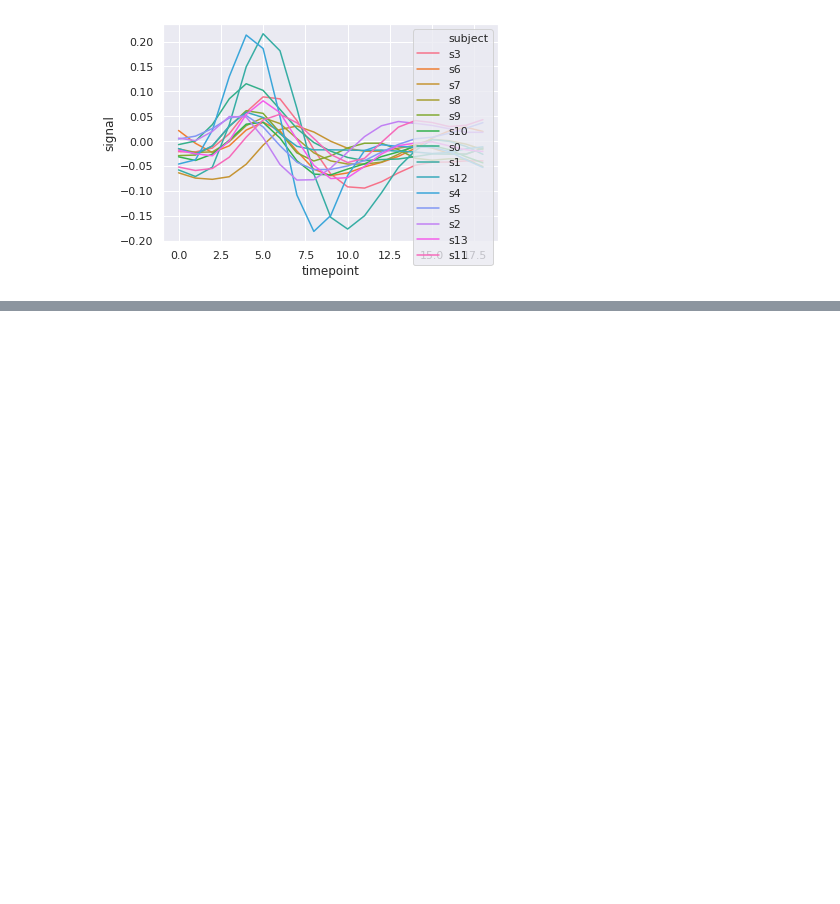
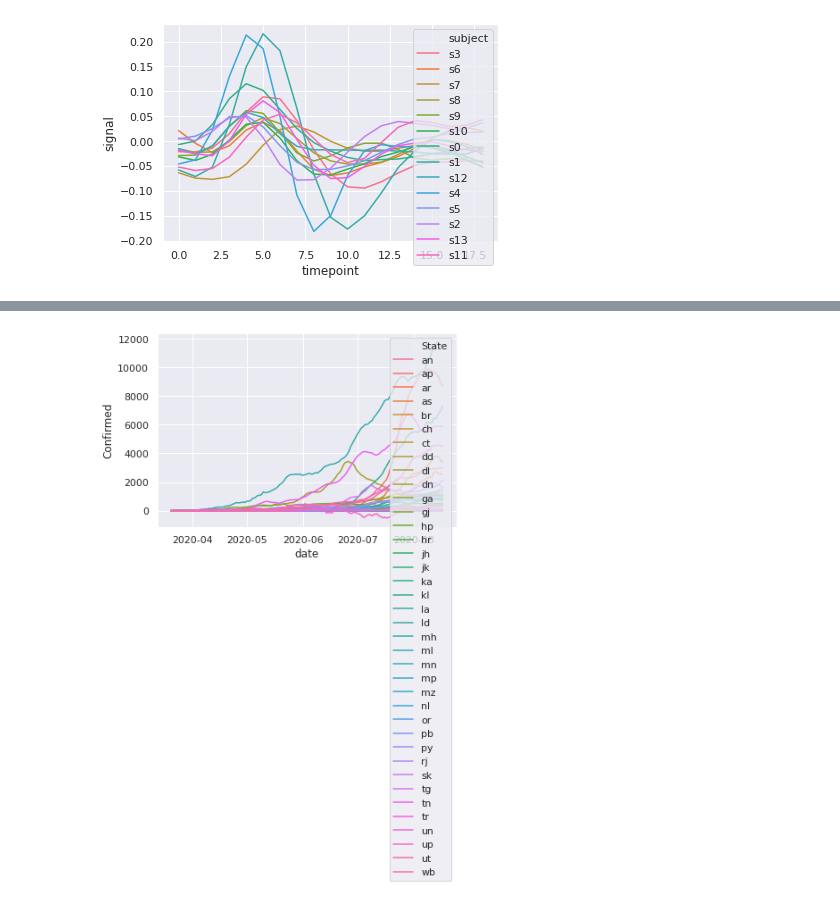
Before and after one commit to swami-gait/Foundations_of_datascience, a Jupyter notebook: FDS_WK12_DataViz.ipynb, the cells around one changed output, grey strips where cells are left out. Drawn from its saved outputs; the diff is of its cells as text; code cells hidden in the pictures; blank space fills up the shorter version.

```diff
--- a/FDS_WK12_DataViz.ipynb
+++ b/FDS_WK12_DataViz.ipynb
@@ -606,0 +640,4 @@ sns.lineplot('timepoint','signal',data=f_,hue='subject',estimator=None);
+# %%
+sns.lineplot('date','Confirmed',hue='State',data = df_);
+# %% [output]
+[figure, added]
```
Also changed, not shown: parts of 43 cells of this notebook.
